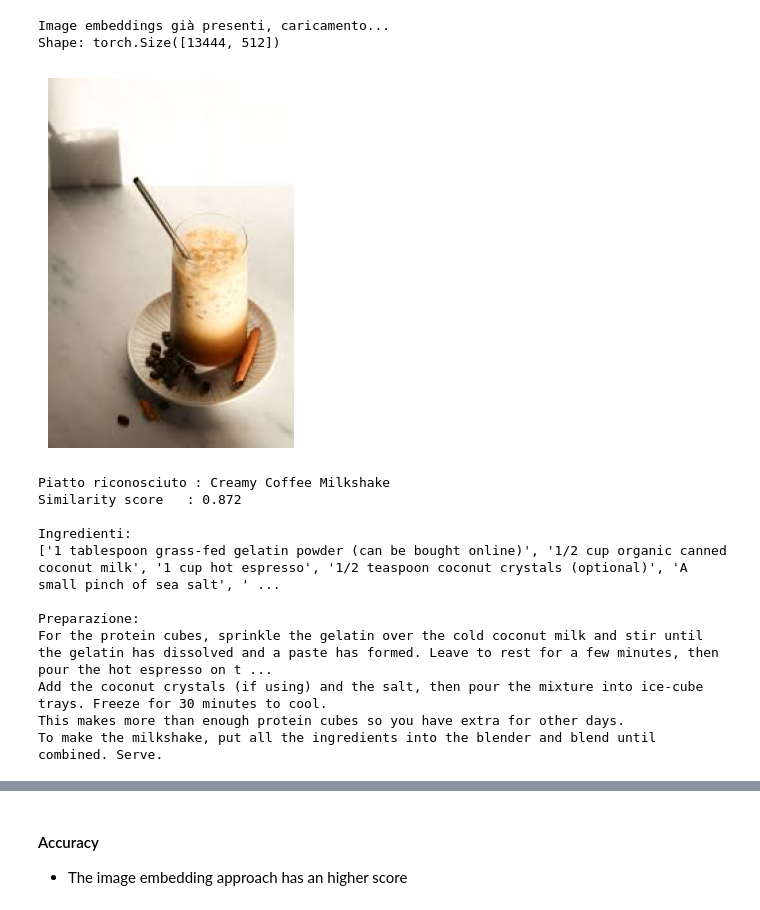
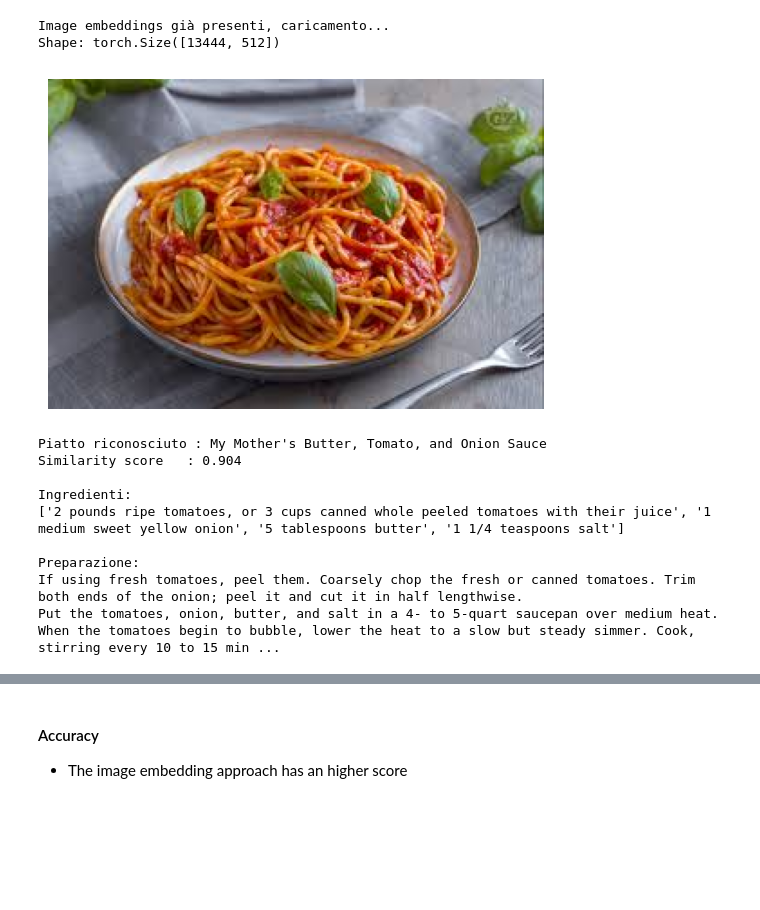
Before and after one commit to LucaBTE/what-the-food, a Jupyter notebook: notebook.ipynb, the cells around one changed output, grey strips where cells are left out. Saved outputs shown, nothing was run; the diff lists cells and outputs as text; code cells hidden in the pictures; blank space fills up the shorter version.

Commit message:
added multiple images evaluation

```diff
--- a/notebook.ipynb
+++ b/notebook.ipynb
@@ -351,31 +354,30 @@ def identify_recipe_via_image(image_path: str) -> dict:
 # %%
 # TEST
 
-test_path = "data/TEST/iced_coffee.jpg"
+test_path = "data/TEST/pastasugo_test.jpeg"
+
 result = identify_recipe_via_image(test_path)
 
 from PIL import Image
 import matplotlib.pyplot as plt
 
 image = Image.open(test_path)
 plt.imshow(image)
 plt.axis('off')
 plt.show()
 
 print(f"Piatto riconosciuto : {result['title']}")
 print(f"Similarity score   : {result['similarity']}")
 print(f"\nIngredienti:\n{result['ingredients']}")
 print(f"\nPreparazione:\n{result['instructions']}")
 # %% [output]
-[figure, old version]
+[figure, new version]
-Piatto riconosciuto : Creamy Coffee Milkshake
-Similarity score   : 0.872
+Piatto riconosciuto : My Mother's Butter, Tomato, and Onion Sauce
+Similarity score   : 0.904
 
 Ingredienti:
-['1 tablespoon grass-fed gelatin powder (can be bought online)', '1/2 cup organic canned coconut milk', '1 cup hot espresso', '1/2 teaspoon coconut crystals (optional)', 'A small pinch of sea salt', ' ...
+['2 pounds ripe tomatoes, or 3 cups canned whole peeled tomatoes with their juice', '1 medium sweet yellow onion', '5 tablespoons butter', '1 1/4 teaspoons salt']
 
 Preparazione:
-For the protein cubes, sprinkle the gelatin over the cold coconut milk and stir until the gelatin has dissolved and a paste has formed. Leave to rest for a few minutes, then pour the hot espresso on t ...
-Add the coconut crystals (if using) and the salt, then pour the mixture into ice-cube trays. Freeze for 30 minutes to cool.
-This makes more than enough protein cubes so you have extra for other days.
-To make the milkshake, put all the ingredients into the blender and blend until combined. Serve.
+If using fresh tomatoes, peel them. Coarsely chop the fresh or canned tomatoes. Trim both ends of the onion; peel it and cut it in half lengthwise.
+Put the tomatoes, onion, butter, and salt in a 4- to 5-quart saucepan over medium heat. When the tomatoes begin to bubble, lower the heat to a slow but steady simmer. Cook, stirring every 10 to 15 min ...
```
Also changed, not shown: parts of 6 cells of this notebook, 1 other file.
